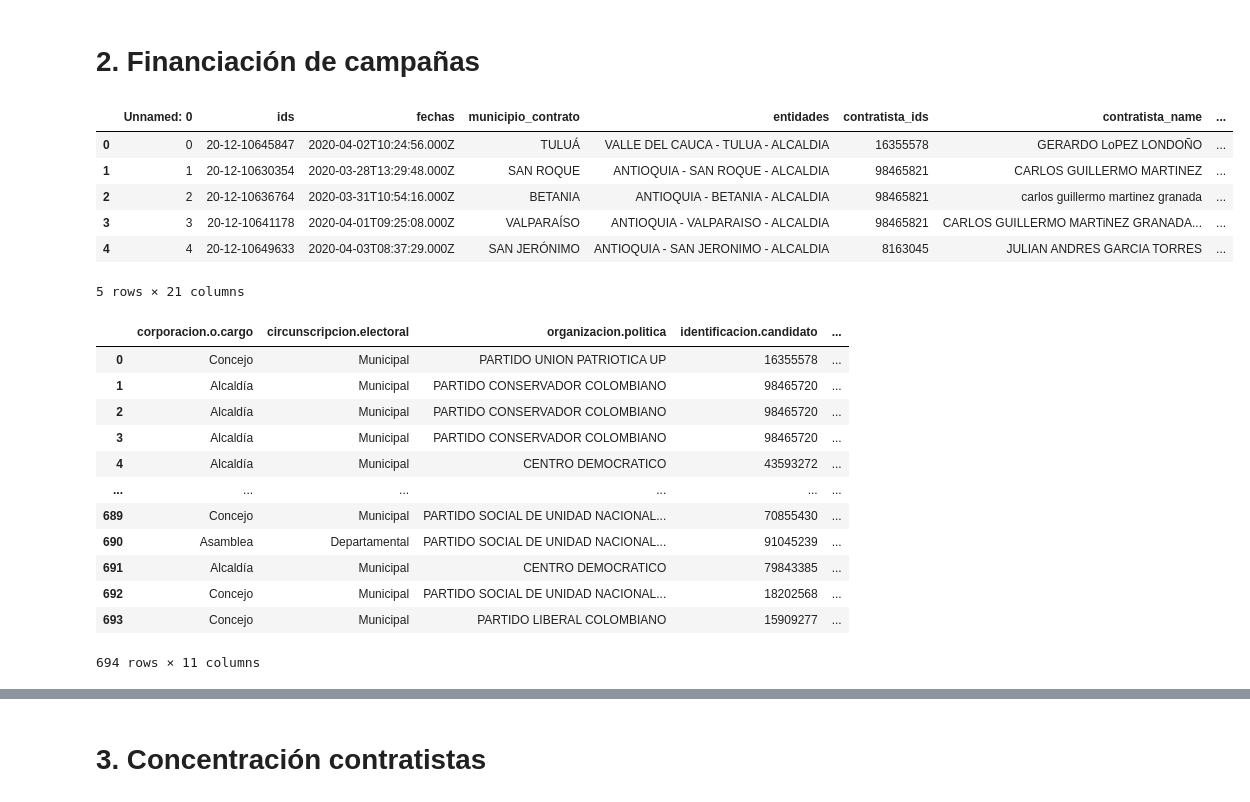
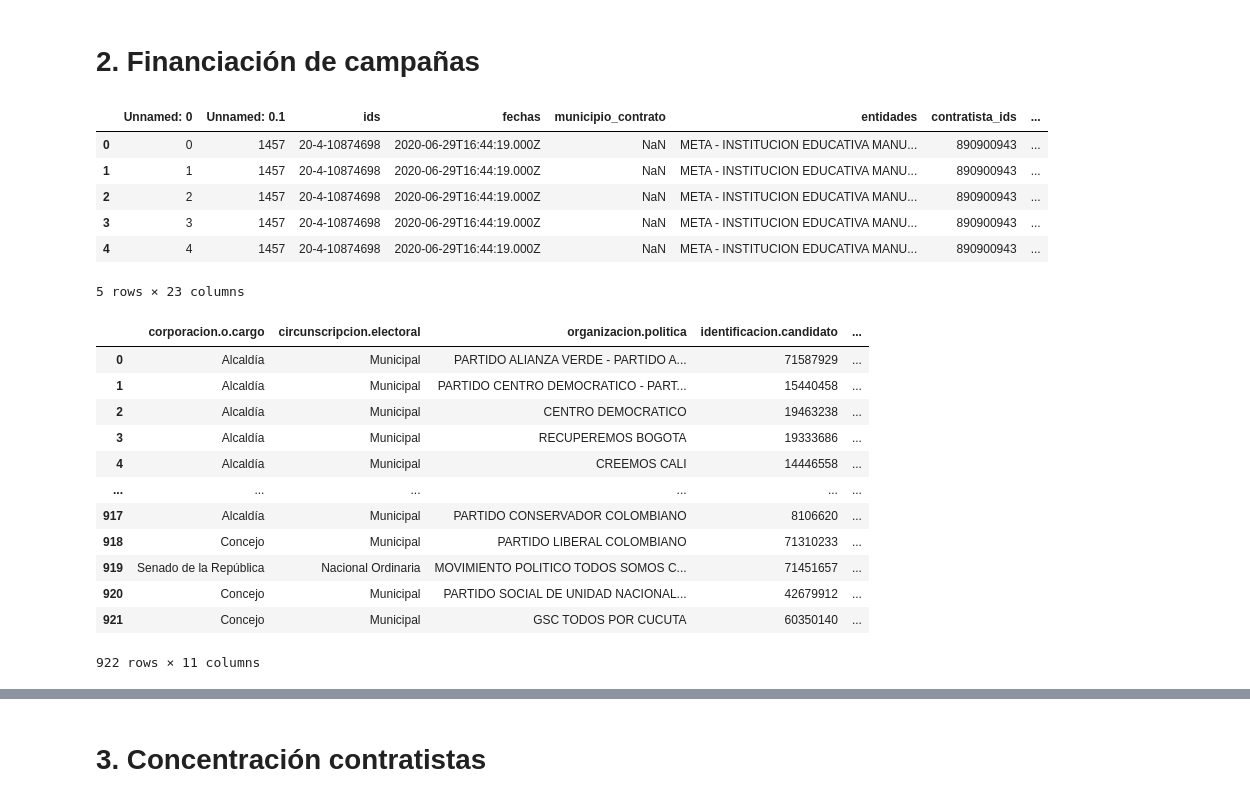
Before and after one commit to grupocanario/canopy-demo, a Jupyter notebook: app_local/data_analysis.ipynb, the cells around one changed output, grey strips where cells are left out. Saved outputs shown, nothing was run; the diff lists cells and outputs as text; code cells hidden in the pictures.

```diff
--- a/app_local/data_analysis.ipynb
+++ b/app_local/data_analysis.ipynb
@@ -120,16 +122,16 @@ fig.show()
 # %% [markdown]
 # 2. Financiación de campañas
 # %%
-financiacion = pd.read_csv('temp_data/v2/alarma_financiacion.csv')
+financiacion = pd.read_csv('s3://proyectocanopy/alarma_financiacion.csv')
 financiacion.head()
 # %% [output]
-|  | Unnamed: 0 | ids | fechas | municipio_contrato | entidades | contratista_ids | contratista_name | ... |
-| 0 | 0 | 20-12-10645847 | 2020-04-02T10:24:56.000Z | TULUÁ | VALLE DEL CAUCA - TULUA - ALCALDIA | 16355578 | GERARDO LoPEZ LONDOÑO | ... |
-| 1 | 1 | 20-12-10630354 | 2020-03-28T13:29:48.000Z | SAN ROQUE | ANTIOQUIA - SAN ROQUE - ALCALDIA | 98465821 | CARLOS GUILLERMO MARTINEZ | ... |
-| 2 | 2 | 20-12-10636764 | 2020-03-31T10:54:16.000Z | BETANIA | ANTIOQUIA - BETANIA - ALCALDIA | 98465821 | carlos guillermo martinez granada | ... |
-| 3 | 3 | 20-12-10641178 | 2020-04-01T09:25:08.000Z | VALPARAÍSO | ANTIOQUIA - VALPARAISO - ALCALDIA | 98465821 | CARLOS GUILLERMO MARTiNEZ GRANADA... | ... |
-| 4 | 4 | 20-12-10649633 | 2020-04-03T08:37:29.000Z | SAN JERÓNIMO | ANTIOQUIA - SAN JERONIMO - ALCALDIA | 8163045 | JULIAN ANDRES GARCIA TORRES | ... |
+|  | Unnamed: 0 | Unnamed: 0.1 | ids | fechas | municipio_contrato | entidades | contratista_ids | ... |
+| 0 | 0 | 1457 | 20-4-10874698 | 2020-06-29T16:44:19.000Z | NaN | META - INSTITUCION EDUCATIVA MANU... | 890900943 | ... |
+| 1 | 1 | 1457 | 20-4-10874698 | 2020-06-29T16:44:19.000Z | NaN | META - INSTITUCION EDUCATIVA MANU... | 890900943 | ... |
+| 2 | 2 | 1457 | 20-4-10874698 | 2020-06-29T16:44:19.000Z | NaN | META - INSTITUCION EDUCATIVA MANU... | 890900943 | ... |
+| 3 | 3 | 1457 | 20-4-10874698 | 2020-06-29T16:44:19.000Z | NaN | META - INSTITUCION EDUCATIVA MANU... | 890900943 | ... |
+| 4 | 4 | 1457 | 20-4-10874698 | 2020-06-29T16:44:19.000Z | NaN | META - INSTITUCION EDUCATIVA MANU... | 890900943 | ... |
-5 rows × 21 columns
+5 rows × 23 columns
 # %%
 financiacion[['corporacion.o.cargo', 'circunscripcion.electoral',
        'organizacion.politica', 'identificacion.candidato', 'nombre.candidato',
@@ -137,18 +139,18 @@ financiacion[['corporacion.o.cargo', 'circunscripcion.electoral',
        'identificacion_aportante', 'aportante.original.nombre']]
 # %% [output]
 |  | corporacion.o.cargo | circunscripcion.electoral | organizacion.politica | identificacion.candidato | ... |
-| 0 | Concejo | Municipal | PARTIDO UNION PATRIOTICA UP | 16355578 | ... |
-| 1 | Alcaldía | Municipal | PARTIDO CONSERVADOR COLOMBIANO | 98465720 | ... |
-| 2 | Alcaldía | Municipal | PARTIDO CONSERVADOR COLOMBIANO | 98465720 | ... |
-| 3 | Alcaldía | Municipal | PARTIDO CONSERVADOR COLOMBIANO | 98465720 | ... |
-| 4 | Alcaldía | Municipal | CENTRO DEMOCRATICO | 43593272 | ... |
+| 0 | Alcaldía | Municipal | PARTIDO ALIANZA VERDE - PARTIDO A... | 71587929 | ... |
+| 1 | Alcaldía | Municipal | PARTIDO CENTRO DEMOCRATICO - PART... | 15440458 | ... |
+| 2 | Alcaldía | Municipal | CENTRO DEMOCRATICO | 19463238 | ... |
+| 3 | Alcaldía | Municipal | RECUPEREMOS BOGOTA | 19333686 | ... |
+| 4 | Alcaldía | Municipal | CREEMOS CALI | 14446558 | ... |
 | ... | ... | ... | ... | ... | ... |
-| 689 | Concejo | Municipal | PARTIDO SOCIAL DE UNIDAD NACIONAL... | 70855430 | ... |
-| 690 | Asamblea | Departamental | PARTIDO SOCIAL DE UNIDAD NACIONAL... | 91045239 | ... |
-| 691 | Alcaldía | Municipal | CENTRO DEMOCRATICO | 79843385 | ... |
-| 692 | Concejo | Municipal | PARTIDO SOCIAL DE UNIDAD NACIONAL... | 18202568 | ... |
-| 693 | Concejo | Municipal | PARTIDO LIBERAL COLOMBIANO | 15909277 | ... |
+| 917 | Alcaldía | Municipal | PARTIDO CONSERVADOR COLOMBIANO | 8106620 | ... |
+| 918 | Concejo | Municipal | PARTIDO LIBERAL COLOMBIANO | 71310233 | ... |
+| 919 | Senado de la República | Nacional Ordinaria | MOVIMIENTO POLITICO TODOS SOMOS C... | 71451657 | ... |
+| 920 | Concejo | Municipal | PARTIDO SOCIAL DE UNIDAD NACIONAL... | 42679912 | ... |
+| 921 | Concejo | Municipal | GSC TODOS POR CUCUTA | 60350140 | ... |
-694 rows × 11 columns
+922 rows × 11 columns
 # %%
 financiacion.columns
 # %% [output]
```
Also changed, not shown: parts of 15 cells of this notebook, 11 other files.
